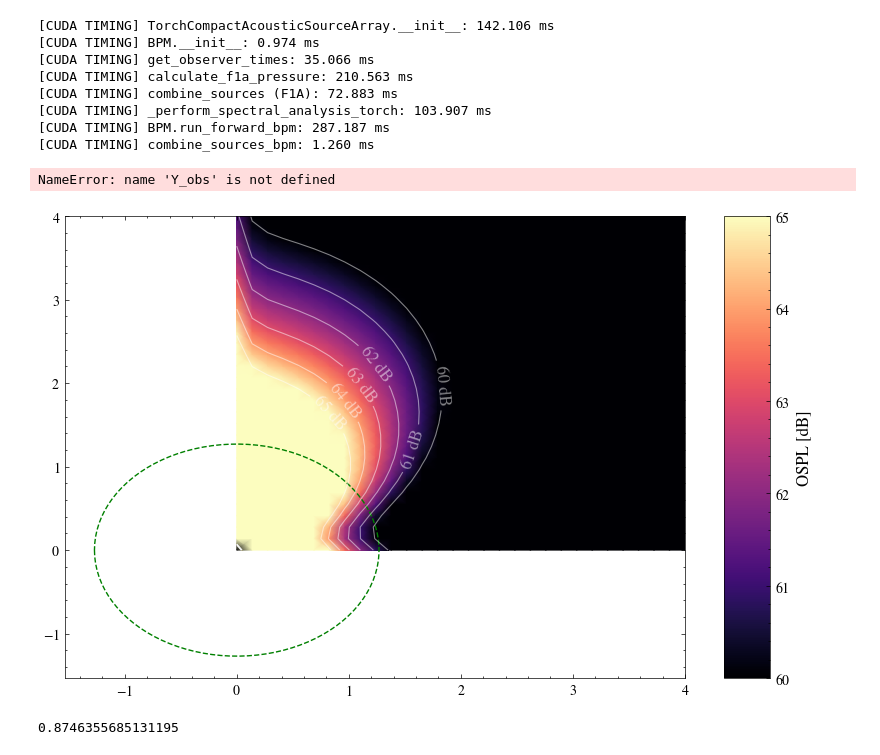
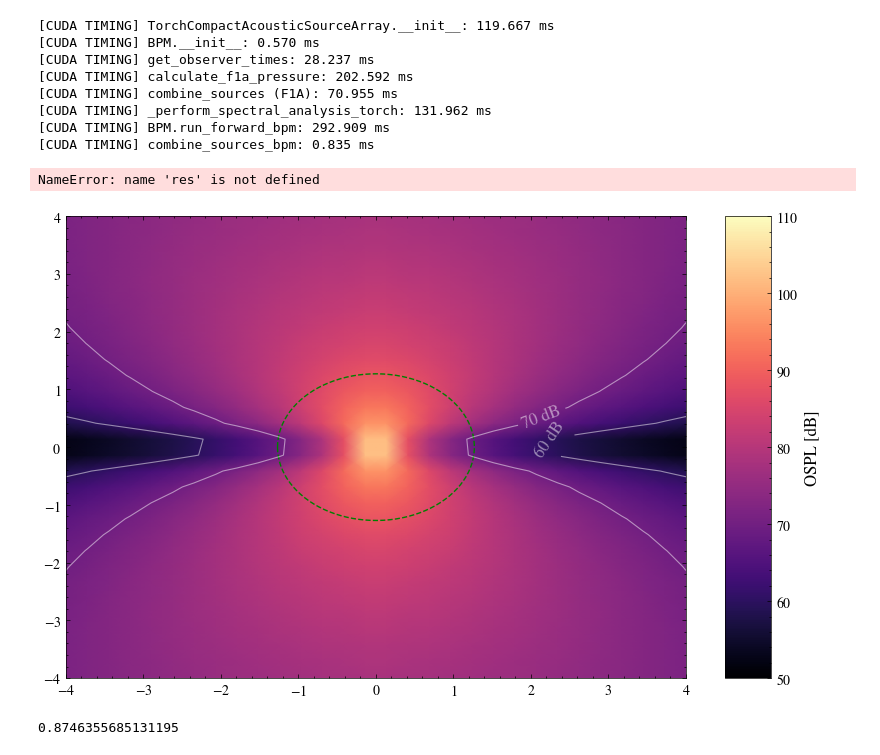
Before and after one commit to Frxljord/FastBEMT, a Jupyter notebook: Benchmarks/acousticContourMetric.ipynb, the cells around one changed output. Saved outputs shown, nothing was run; the diff lists cells and outputs as text; code cells hidden in the pictures.

```diff
--- a/Benchmarks/acousticContourMetric.ipynb
+++ b/Benchmarks/acousticContourMetric.ipynb
@@ -26,8 +26,8 @@ params = LowFidelityParameters(
 nx, ny = 30, 30
 size = 4
 # %%
-x_range = np.linspace(-0, size, nx)
-y_range = np.linspace(-0, size, ny)
+x_range = np.linspace(-size, size, nx)
+y_range = np.linspace(-size, size, ny)
 X, Y = np.meshgrid(x_range, y_range)
 Z = np.zeros_like(X)
 
@@ -42,19 +42,19 @@ propeller = Propeller(
 propeller.run_bemt(v_inf=0.0)
 # %%
 propeller.run_aeroacoustics(observer_positions=r_observers,
-        lt=1,
-        i=1e-3,
+        lt=0.01,
+        i=4e-3,
         alpha_stall=12.5,
         keep_bpm_components=False)
 # %% [output]
-[CUDA TIMING] TorchCompactAcousticSourceArray.__init__: 142.106 ms
-[CUDA TIMING] BPM.__init__: 0.974 ms
-[CUDA TIMING] get_observer_times: 35.066 ms
-[CUDA TIMING] calculate_f1a_pressure: 210.563 ms
-[CUDA TIMING] combine_sources (F1A): 72.883 ms
-[CUDA TIMING] _perform_spectral_analysis_torch: 103.907 ms
-[CUDA TIMING] BPM.run_forward_bpm: 287.187 ms
-[CUDA TIMING] combine_sources_bpm: 1.260 ms
+[CUDA TIMING] TorchCompactAcousticSourceArray.__init__: 119.667 ms
+[CUDA TIMING] BPM.__init__: 0.570 ms
+[CUDA TIMING] get_observer_times: 28.237 ms
+[CUDA TIMING] calculate_f1a_pressure: 202.592 ms
+[CUDA TIMING] combine_sources (F1A): 70.955 ms
+[CUDA TIMING] _perform_spectral_analysis_torch: 131.962 ms
+[CUDA TIMING] BPM.run_forward_bpm: 292.909 ms
+[CUDA TIMING] combine_sources_bpm: 0.835 ms
 # %%
 propeller.postprocess()
 propeller.third_octave_total_oaspl = propeller.third_octave_total_oaspl.reshape(ny, nx)
@@ -151,22 +151,22 @@ Y_obs = (r_observers[:, 1]**2 + r_observers[:, 2]**2)**0.5
 fig, ax = plt.subplots(figsize=(10, 6))
 # fig, ax = plt.subplots(figsize=(4.5, 3))
 
-# vmin = np.floor(OASPL_grid.min() / 10) * 10
-# vmax = np.ceil(OASPL_grid.max() / 10) * 10
-vmin = 60
-vmax = 65
+vmin = np.floor(propeller.third_octave_total_oaspl.min() / 10) * 10
+vmax = np.ceil(propeller.third_octave_total_oaspl.max() / 10) * 10
+# vmin = 60
+# vmax = 65
 
 smooth_levels = np.linspace(vmin, vmax, 1000)
 cf = ax.contourf(Y, X, propeller.third_octave_total_oaspl, levels=smooth_levels, cmap='magma')
 im = ax.pcolormesh(Y, X, propeller.third_octave_total_oaspl, cmap='magma',
                    vmin=vmin, vmax=vmax, shading='gouraud', zorder=1)
-cbar = fig.colorbar(im, ax=ax, shrink=1, aspect=10, pad=0.05, ticks=np.arange(vmin, vmax + 1, 1))
+# cbar = fig.colorbar(im, ax=ax, shrink=1, aspect=10, pad=0.05, ticks=np.arange(vmin, vmax + 1, 1))
 
 # cbar = fig.colorbar(im, ax=ax, orientation='vertical',
 #                     pad=0.1, aspect=30, shrink=0.4,
 #                     ticks=np.arange(vmin, vmax + 10, 20))
 
-# cbar = fig.colorbar(im, ax=ax, shrink=1, aspect=10, pad=0.05, ticks=np.arange(vmin, vmax + 10, 10))
+cbar = fig.colorbar(im, ax=ax, shrink=1, aspect=10, pad=0.05, ticks=np.arange(vmin, vmax + 10, 10))
 
 cbar.set_label('OSPL [dB]', fontsize=12)
 cbar.ax.tick_params(labelsize=10)
@@ -175,7 +175,7 @@ angles = np.linspace(-np.pi,np.pi,100)
 r=10*propeller.geometry['tip_radius']
 ax.plot(r*np.cos(angles), r*np.sin(angles), '--', c='g', linewidth=1)
 
-line_levels = [60,61,62,63,64,65]
+line_levels = [60,70]
 label_coords = [(2.0, 2.0), (2.0, 1.0), (2.0, 3.0), (2.0, 3.0), (2.0, 3.0), (2.0, 3.0)]
 
 for level, coord in zip(line_levels, label_coords):
@@ -187,35 +187,35 @@ for level, coord in zip(line_levels, label_coords):
 
 sc = plt.scatter(Y_obs, X_obs, c=res, cmap='viridis', s=50)
 
 # Add labels (Index and Value) to each point
 for i, val in enumerate(res):
     # Format: "Index: Value"
     label_text = f'${i+1}: {val:.2f}$'
 
     plt.annotate(
         label_text,
         (Y_obs[i], X_obs[i]),
         textcoords="offset points",
         xytext=(5, 5),
         fontsize=9,
         alpha=0.9,
         fontweight='bold'
     )
 
 ax.set_xlabel('r [m]', fontsize=12)
 ax.set_ylabel('Z [m]', fontsize=12)
 
 # ax.set_aspect(aspect=0.5)
 ax.grid(True, alpha=0.15, color='white')
 # plt.legend(fontsize=12, frameon=True, edgecolor='white', loc='upper left')
 plt.xticks(fontsize=12)
 plt.yticks(fontsize=12)
 plt.tight_layout()
 plt.savefig('../Figures/acoustic_map.pdf', dpi=200)
 plt.show()
 # %% [output]
-NameError: name 'Y_obs' is not defined
+NameError: name 'res' is not defined
-[figure, old version]
+[figure, new version]
 # %%
 0.03/(343/10000)
 # %% [output]
```
Also changed, not shown: 4 other files.
